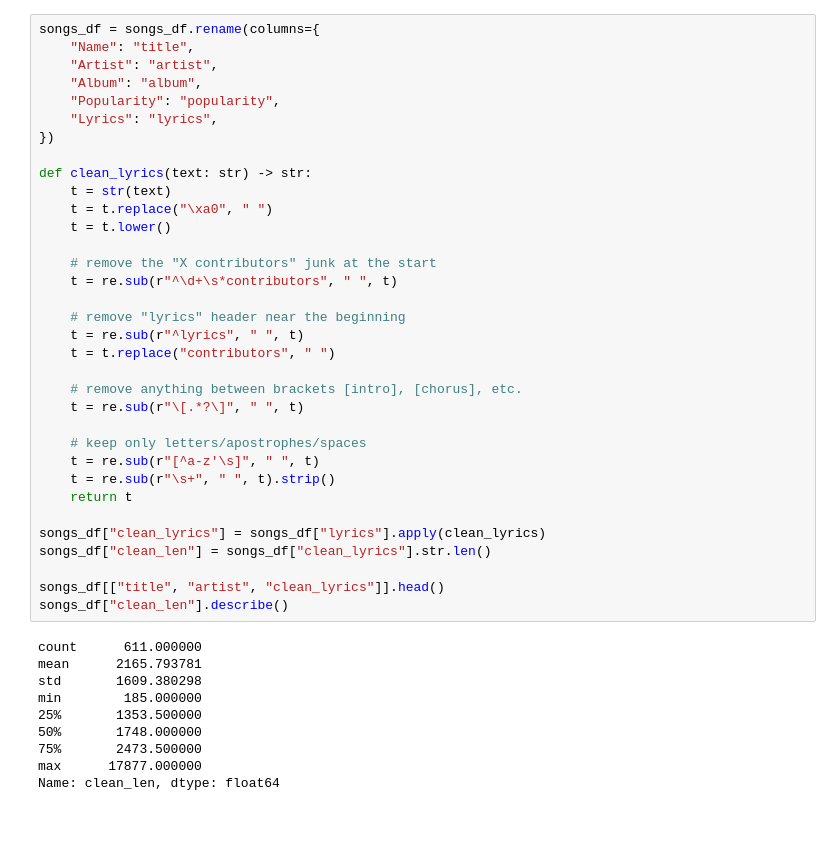
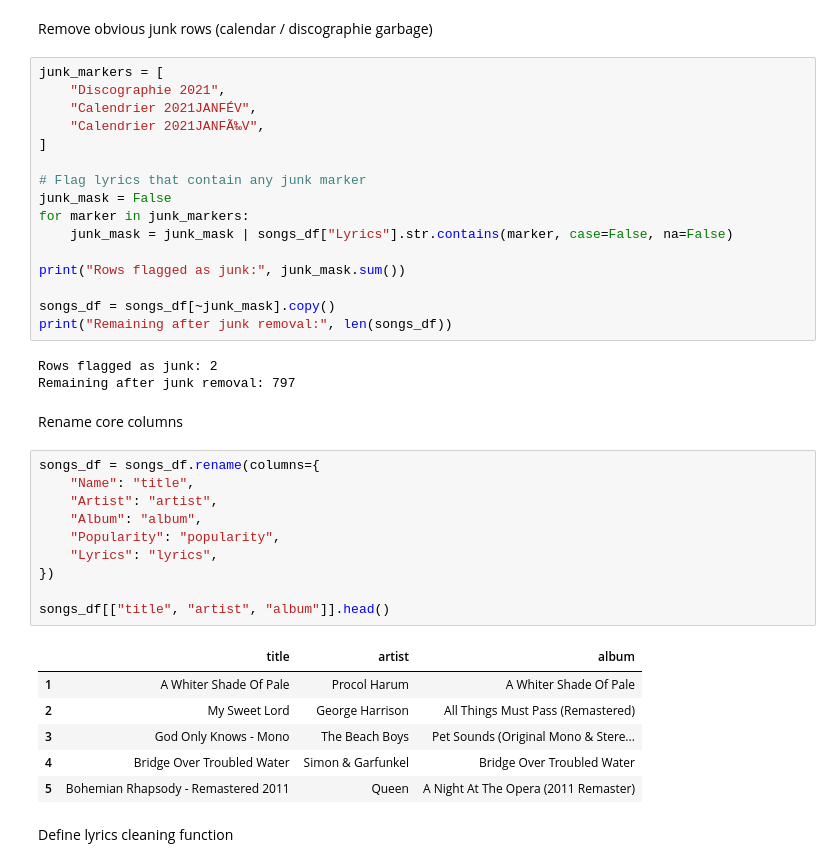
Before and after one commit to claraashraf24/LyriSense, a Jupyter notebook: notebooks/02_preprocessing.ipynb, the cells around one changed output. Drawn from its saved outputs; the diff is of its cells as text; blank space fills up the shorter version.

```diff
--- a/notebooks/02_preprocessing.ipynb
+++ b/notebooks/02_preprocessing.ipynb
@@ -112,45 +138,43 @@ Rows flagged as junk: 2
+# %% [markdown]
+Remove obvious junk rows (calendar / discographie garbage)
 # %%
-songs_df = songs_df.rename(columns={
-    "Name": "title",
-    "Artist": "artist",
-    "Album": "album",
-    "Popularity": "popularity",
-    "Lyrics": "lyrics",
-})
+junk_markers = [
+    "Discographie 2021",
+    "Calendrier 2021JANFÉV",
+    "Calendrier 2021JANFÃ‰V",
+]
 
-def clean_lyrics(text: str) -> str:
-    t = str(text)
-    t = t.replace("\xa0", " ")
-    t = t.lower()
+# Flag lyrics that contain any junk marker
+junk_mask = False
+for marker in junk_markers:
+    junk_mask = junk_mask | songs_df["Lyrics"].str.contains(marker, case=False, na=False)
 
-    # remove the "X contributors" junk at the start
-    t = re.sub(r"^\d+\s*contributors", " ", t)
+print("Rows flagged as junk:", junk_mask.sum())
 
-    # remove "lyrics" header near the beginning
-    t = re.sub(r"^lyrics", " ", t)
-    t = t.replace("contributors", " ")
-
-    # remove anything between brackets [intro], [chorus], etc.
-    t = re.sub(r"\[.*?\]", " ", t)
-
-    # keep only letters/apostrophes/spaces
-    t = re.sub(r"[^a-z'\s]", " ", t)
-    t = re.sub(r"\s+", " ", t).strip()
-    return t
-
-songs_df["clean_lyrics"] = songs_df["lyrics"].apply(clean_lyrics)
-songs_df["clean_len"] = songs_df["clean_lyrics"].str.len()
-
-songs_df[["title", "artist", "clean_lyrics"]].head()
-songs_df["clean_len"].describe()
+songs_df = songs_df[~junk_mask].copy()
+print("Remaining after junk removal:", len(songs_df))
 # %% [output]
-count      611.000000
-mean      2165.793781
-std       1609.380298
-min        185.000000
-25%       1353.500000
-50%       1748.000000
-75%       2473.500000
-max      17877.000000
-Name: clean_len, dtype: float64
+Rows flagged as junk: 2
+Remaining after junk removal: 797
+# %% [markdown]
+Rename core columns
+# %%
+songs_df = songs_df.rename(columns={
+    "Name": "title",
+    "Artist": "artist",
+    "Album": "album",
+    "Popularity": "popularity",
+    "Lyrics": "lyrics",
+})
+
+songs_df[["title", "artist", "album"]].head()
+# %% [output]
+|  | title | artist | album |
+| 1 | A Whiter Shade Of Pale | Procol Harum | A Whiter Shade Of Pale |
+| 2 | My Sweet Lord | George Harrison | All Things Must Pass (Remastered) |
+| 3 | God Only Knows - Mono | The Beach Boys | Pet Sounds (Original Mono & Stere... |
+| 4 | Bridge Over Troubled Water | Simon & Garfunkel | Bridge Over Troubled Water |
+| 5 | Bohemian Rhapsody - Remastered 2011 | Queen | A Night At The Opera (2011 Remaster) |
+# %% [markdown]
+Define lyrics cleaning function
 # %%
```
Also changed, not shown: parts of 19 cells of this notebook, 36 other files.
